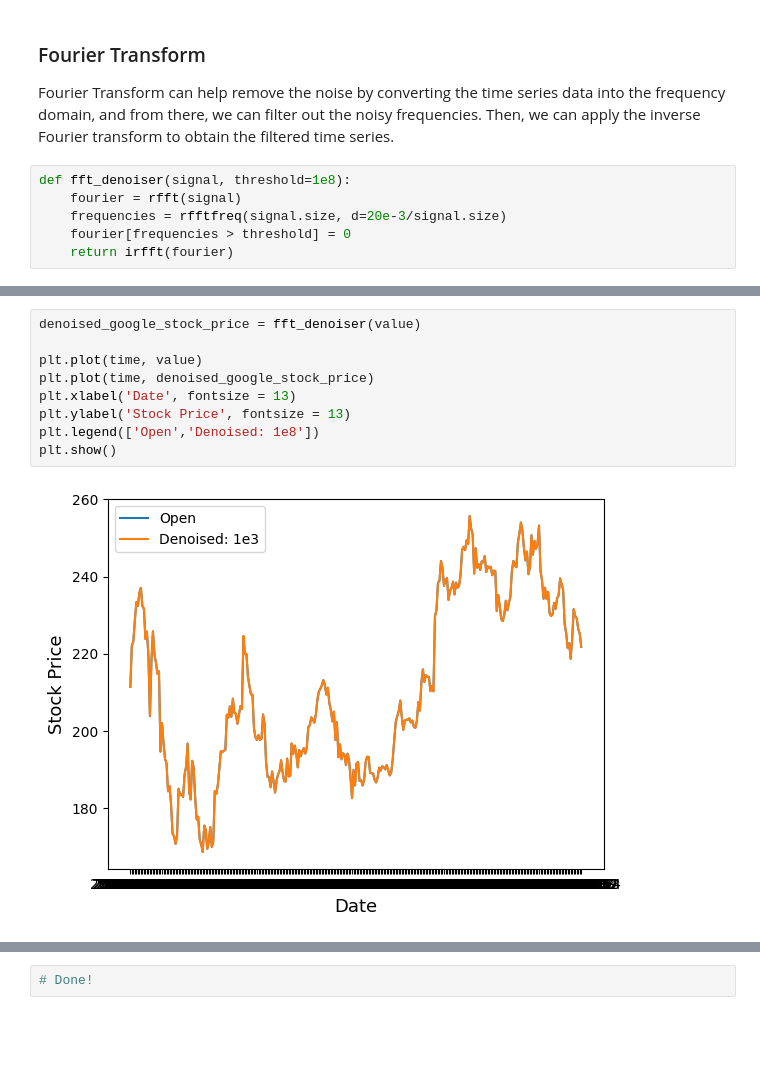
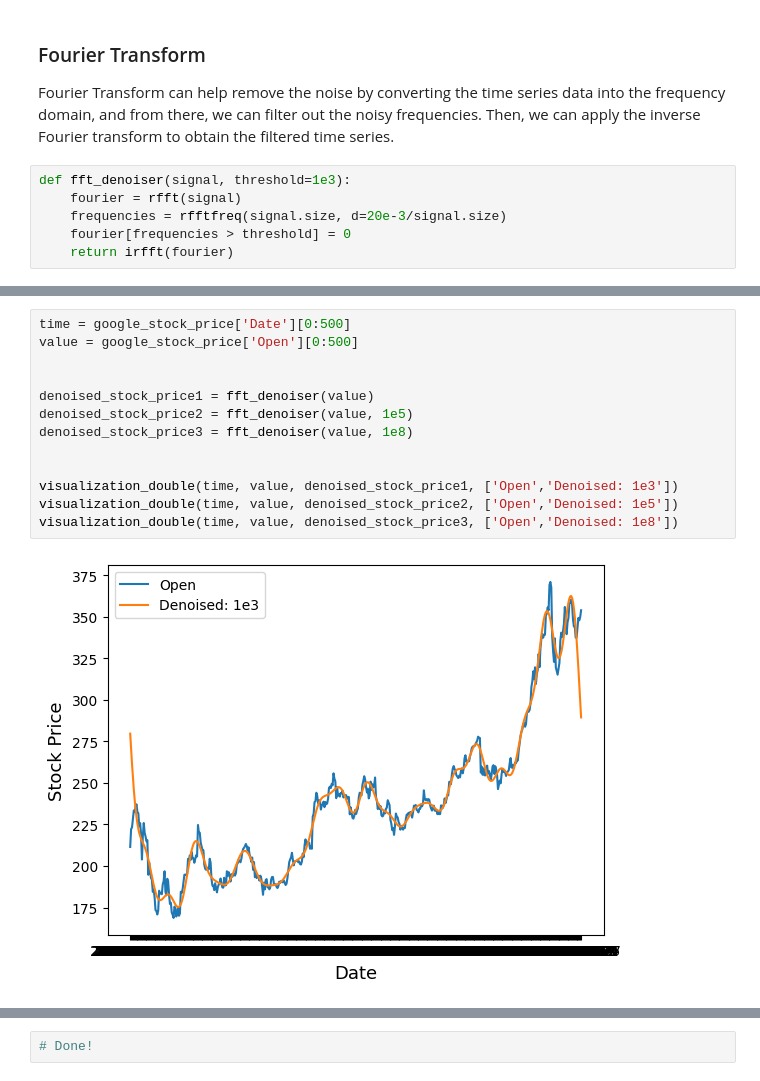
Before and after one commit to drkbluescience/TimeSeries-ML, a Jupyter notebook: Preprocessing_Time_Series_Data.ipynb, the cells around one changed output, grey strips where cells are left out. Cells and saved outputs as stored; diff of their text form; blank space fills up the shorter version.

```diff
--- a/Preprocessing_Time_Series_Data.ipynb
+++ b/Preprocessing_Time_Series_Data.ipynb
@@ -150,7 +217,7 @@ plt.show()
 ### Fourier Transform
 Fourier Transform can help remove the noise by converting the time series data into the frequency domain, and from there, we can filter out the noisy frequencies. Then, we can apply the inverse Fourier transform to obtain the filtered time series.
 # %%
-def fft_denoiser(signal, threshold=1e8):
+def fft_denoiser(signal, threshold=1e3):
     fourier = rfft(signal)
     frequencies = rfftfreq(signal.size, d=20e-3/signal.size)
     fourier[frequencies > threshold] = 0
@@ -183,11 +225,15 @@ plt.show()
-# %%
-denoised_google_stock_price = fft_denoiser(value)
-
-plt.plot(time, value)
-plt.plot(time, denoised_google_stock_price)
-plt.xlabel('Date', fontsize = 13)
-plt.ylabel('Stock Price', fontsize = 13)
-plt.legend(['Open','Denoised: 1e8'])
-plt.show()
-# %% [output]
-[figure, removed]
+# %%
+time = google_stock_price['Date'][0:500]
+value = google_stock_price['Open'][0:500]
+
+
+denoised_stock_price1 = fft_denoiser(value)
+denoised_stock_price2 = fft_denoiser(value, 1e5)
+denoised_stock_price3 = fft_denoiser(value, 1e8)
+
+
+visualization_double(time, value, denoised_stock_price1, ['Open','Denoised: 1e3'])
+visualization_double(time, value, denoised_stock_price2, ['Open','Denoised: 1e5'])
+visualization_double(time, value, denoised_stock_price3, ['Open','Denoised: 1e8'])
+# %% [output]
+[figure, added]
```
Also changed, not shown: parts of 21 cells of this notebook.
